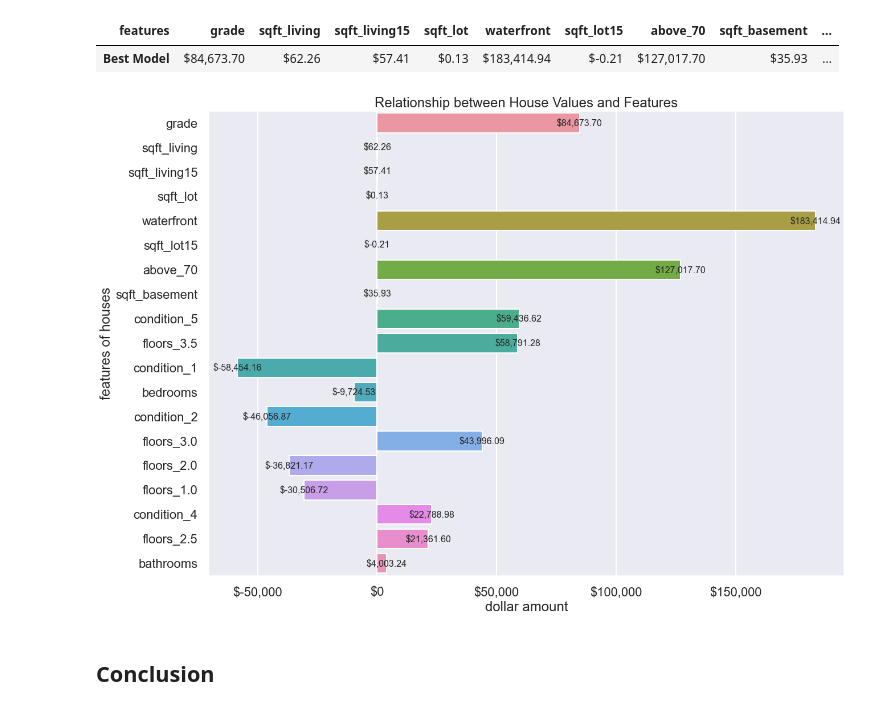
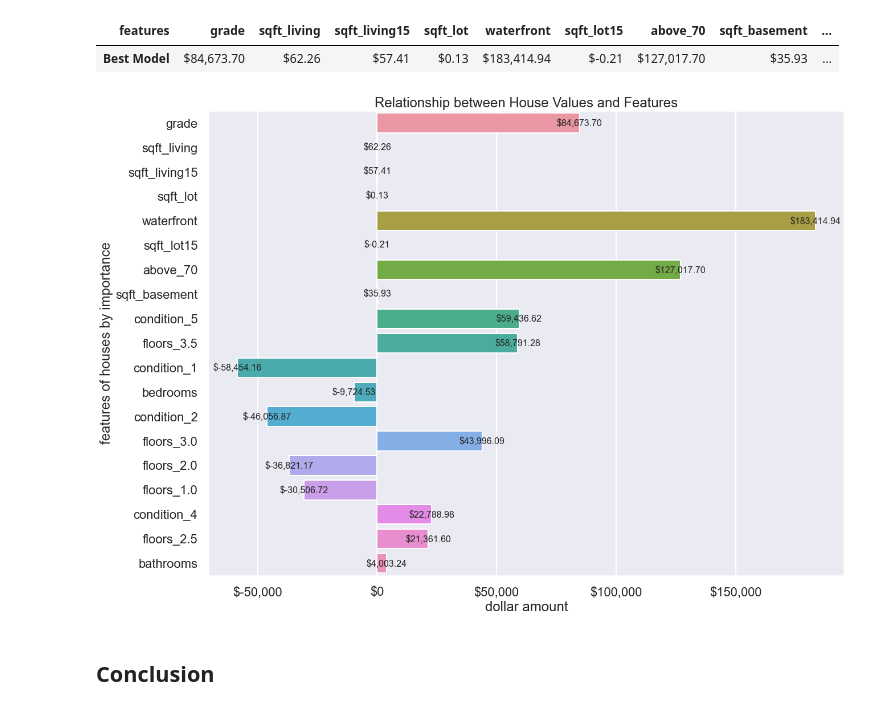
Before and after one commit to carlearn/dsc-phase-2-project, a Jupyter notebook: student.ipynb, the cells around one changed output. Drawn from its saved outputs; the diff is of its cells as text; code cells hidden in the pictures.

```diff
--- a/student.ipynb
+++ b/student.ipynb
@@ -894,26 +898,26 @@ params_bm.style.format('${0:,.2f}')
 # %%
 sns.set_context('poster')
 
 plt.figure(figsize=(20,15))
 
 ax = sns.barplot(data=params_bm, orient='h')
 ax.set(title = 'Relationship between House Values and Features',
-       ylabel='features of houses', xlabel='dollar amount')
+       ylabel='features of houses by importance', xlabel='dollar amount')
 
 fmt = '${x:,.0f}'
 tick = mtick.StrMethodFormatter(fmt)
 ax.xaxis.set_major_formatter(tick)
 
 for p in ax.patches:
     width = p.get_width()    # get bar length
     ax.text(width + 1,       # set the text at 1 unit right of the bar
             p.get_y() + p.get_height() / 2, # get Y coordinate + X coordinate / 2
             '${:,.2f}'.format(width), # set variable to display, 2 decimals
             ha = 'center',   # horizontal alignment
             va = 'center',
             fontsize = 16)  # vertical alignment
 # %% [output]
-[figure, old version]
+[figure, new version]
 # %% [markdown]
 ## Conclusion
 # %% [markdown]
```
Also changed, not shown: parts of 9 cells of this notebook.
